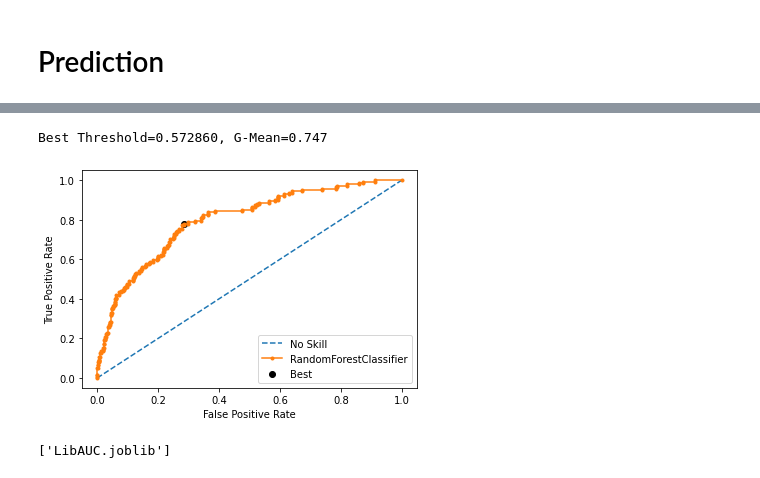
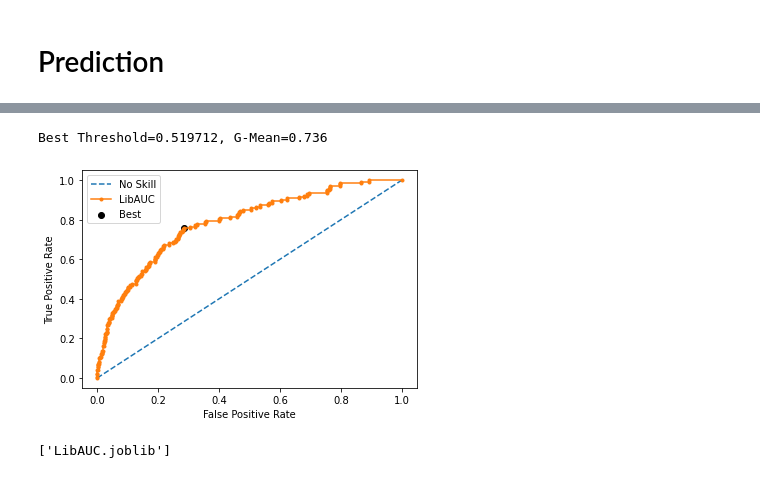
Before and after one commit to AurelienCD/Formation_OCR_Ing_Machine_Learning, a Jupyter notebook: LibAUC_with_MLP_on_Quality_control_patient_Radiotherapy_Dataset.ipynb, the cells around one changed output, grey strips where cells are left out. Saved outputs shown, nothing was run; the diff lists cells and outputs as text; code cells hidden in the pictures.

```diff
--- a/LibAUC_with_MLP_on_Quality_control_patient_Radiotherapy_Dataset.ipynb
+++ b/LibAUC_with_MLP_on_Quality_control_patient_Radiotherapy_Dataset.ipynb
@@ -408,31 +408,31 @@ yhat = proba
 # %%
 from numpy import argmax
 from numpy import sqrt
 
 #yhat = model_rdf.predict_proba(X)
 # keep probabilities for the positive outcome only
 #yhat = yhat[:, 1]
 
 # calculate roc curves
 fpr, tpr, thresholds = roc_curve(y, yhat)
 # calculate the g-mean for each threshold
 gmeans = sqrt(tpr * (1-fpr))
 # locate the index of the largest g-mean
 ix = argmax(gmeans)
 print('Best Threshold=%f, G-Mean=%.3f' % (thresholds[ix], gmeans[ix]))
 # plot the roc curve for the model
 plt.plot([0,1], [0,1], linestyle='--', label='No Skill')
-plt.plot(fpr, tpr, marker='.', label='RandomForestClassifier')
+plt.plot(fpr, tpr, marker='.', label='LibAUC')
 plt.scatter(fpr[ix], tpr[ix], marker='o', color='black', label='Best')
 # axis labels
 plt.xlabel('False Positive Rate')
 plt.ylabel('True Positive Rate')
 plt.legend()
 # show the plot
 plt.show()
 # %% [output]
-Best Threshold=0.572860, G-Mean=0.747
+Best Threshold=0.519712, G-Mean=0.736
-[figure, old version]
+[figure, new version]
 # %%
 dump(model, "LibAUC.joblib")
 # %% [output]
```
Also changed, not shown: parts of 8 cells of this notebook.
